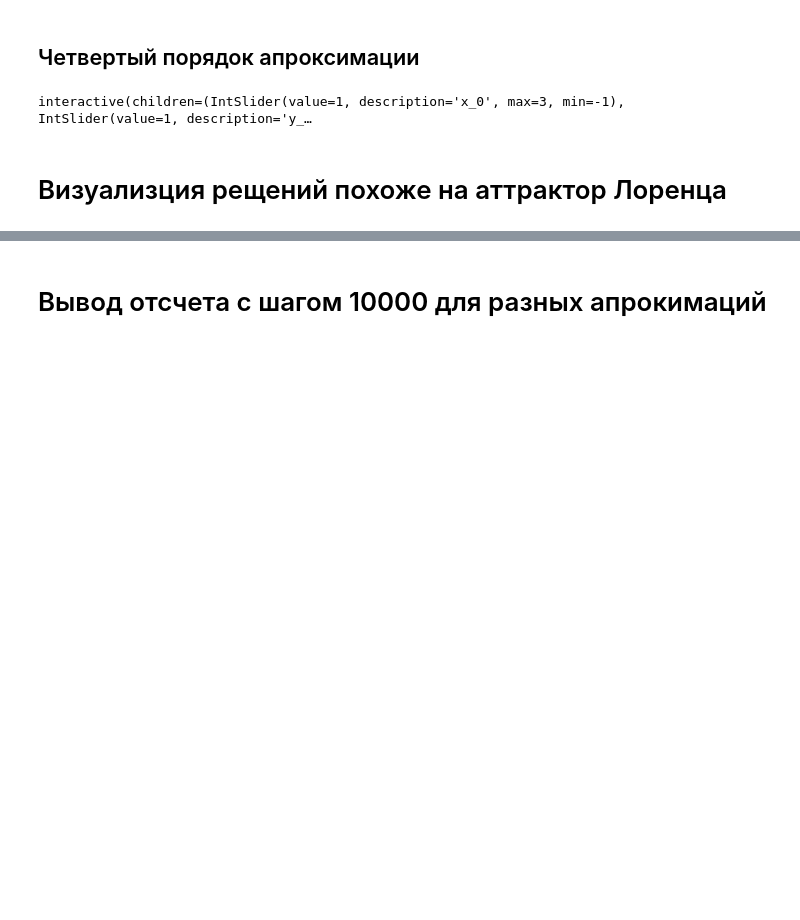
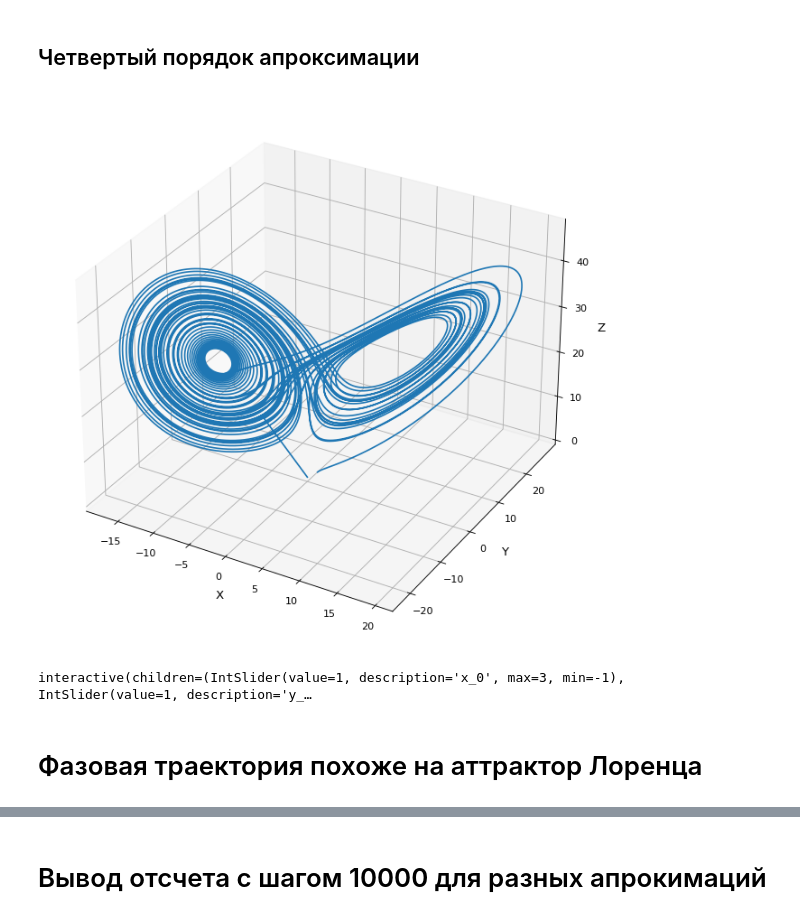
Before and after one commit to Mavic-ux/c_math, a Jupyter notebook: lab_1/Aliev_lab1.ipynb, the cells around one changed output, grey strips where cells are left out. Saved outputs shown, nothing was run; the diff lists cells and outputs as text; code cells hidden in the pictures; blank space fills up the shorter version.

```diff
--- a/lab_1/Aliev_lab1.ipynb
+++ b/lab_1/Aliev_lab1.ipynb
@@ -157,6 +171,10 @@ def RungeKutta_q4(x_0=1, y_0=1, z_0=1, h=1e-3, to_draw=False):
         draw(X)
     else:
         return X[0:-1:10000]
+# %%
+RungeKutta_q2(to_draw=True)
+# %% [output]
+[figure, added]
 # %%
 interactive_plot = interactive(RungeKutta_q4, h = (1e-4, 1e-3, 1e-4), x_0=1, y_0=1, z_0=1, to_draw=True, continuous_update=False)
 output = interactive_plot.children[-1]
@@ -165,7 +183,7 @@ interactive_plot
 # %% [output]
 interactive(children=(IntSlider(value=1, description='x_0', max=3, min=-1), IntSlider(value=1, description='y_…
 # %% [markdown]
-# Визуализция рещений похоже на аттрактор Лоренца
+# Фазовая траектория похоже на аттрактор Лоренца
 # %% [markdown]
 ![lorenz.jpg](attachment:lorenz.jpg)
 # %% [markdown]
```
Also changed, not shown: parts of 7 cells of this notebook.
